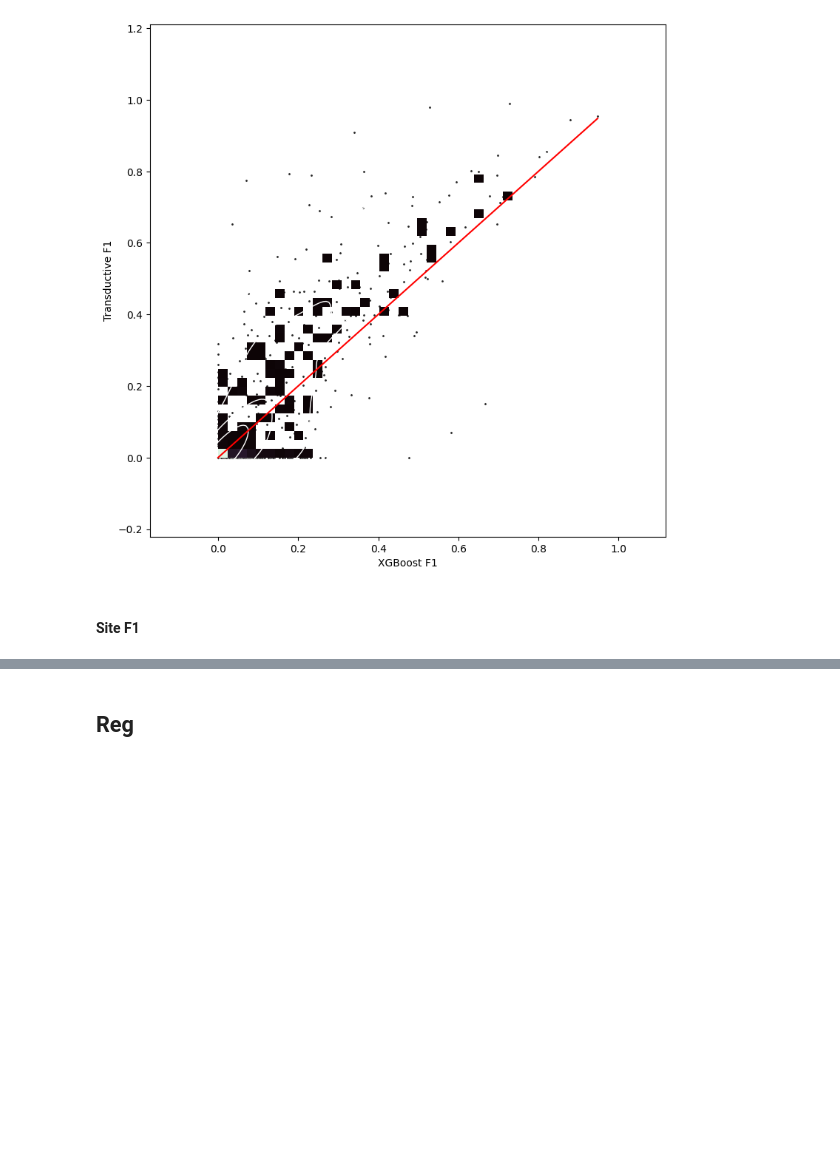
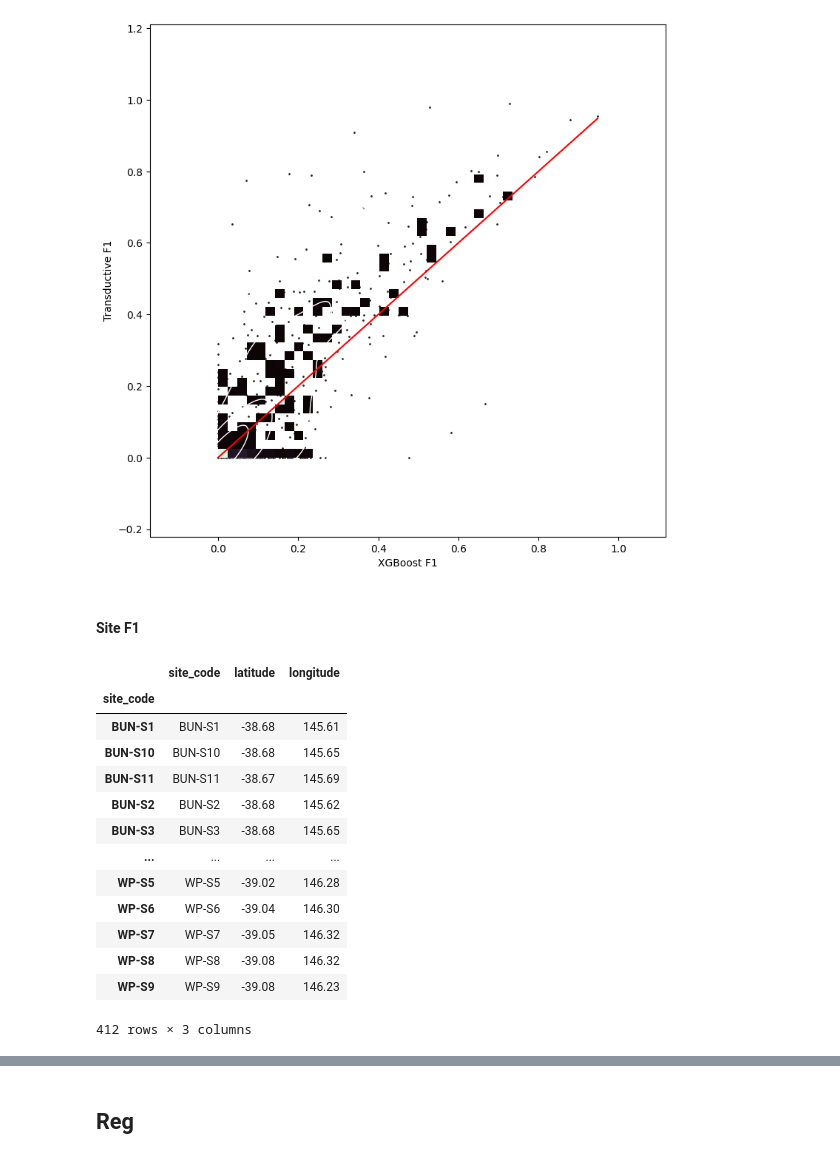
Before and after one commit to morand-g/malpolon-marbec, a Jupyter notebook: examples/RLS/RLS4 - Model comparison.ipynb, the cells around one changed output, grey strips where cells are left out. Saved outputs shown, nothing was run; the diff lists cells and outputs as text; code cells hidden in the pictures; blank space fills up the shorter version.

```diff
--- a/examples/RLS/RLS4 - Model comparison.ipynb
+++ b/examples/RLS/RLS4 - Model comparison.ipynb
@@ -109,4 +108,23 @@ scores = pd.concat([xgb_f1_site['f1'], td_f1_site['f1']], axis=1)
 scores.columns = ['XGB', 'TD']
+# %%
+sites = fulldf[['site_code', 'latitude', 'longitude']].where(fulldf['subset'] == 'test').dropna().drop_duplicates('site_code')
+sites.index = sites['site_code']
+sites
+# %% [output]
+|  | site_code | latitude | longitude |
+| site_code |  |  |  |
+| BUN-S1 | BUN-S1 | -38.68 | 145.61 |
+| BUN-S10 | BUN-S10 | -38.68 | 145.65 |
+| BUN-S11 | BUN-S11 | -38.67 | 145.69 |
+| BUN-S2 | BUN-S2 | -38.68 | 145.62 |
+| BUN-S3 | BUN-S3 | -38.68 | 145.65 |
+| ... | ... | ... | ... |
+| WP-S5 | WP-S5 | -39.02 | 146.28 |
+| WP-S6 | WP-S6 | -39.04 | 146.30 |
+| WP-S7 | WP-S7 | -39.05 | 146.32 |
+| WP-S8 | WP-S8 | -39.08 | 146.32 |
+| WP-S9 | WP-S9 | -39.08 | 146.23 |
+412 rows × 3 columns
 # %%
 import plotly.express as px
 
```
Also changed, not shown: parts of 16 cells of this notebook, 2 other files.
